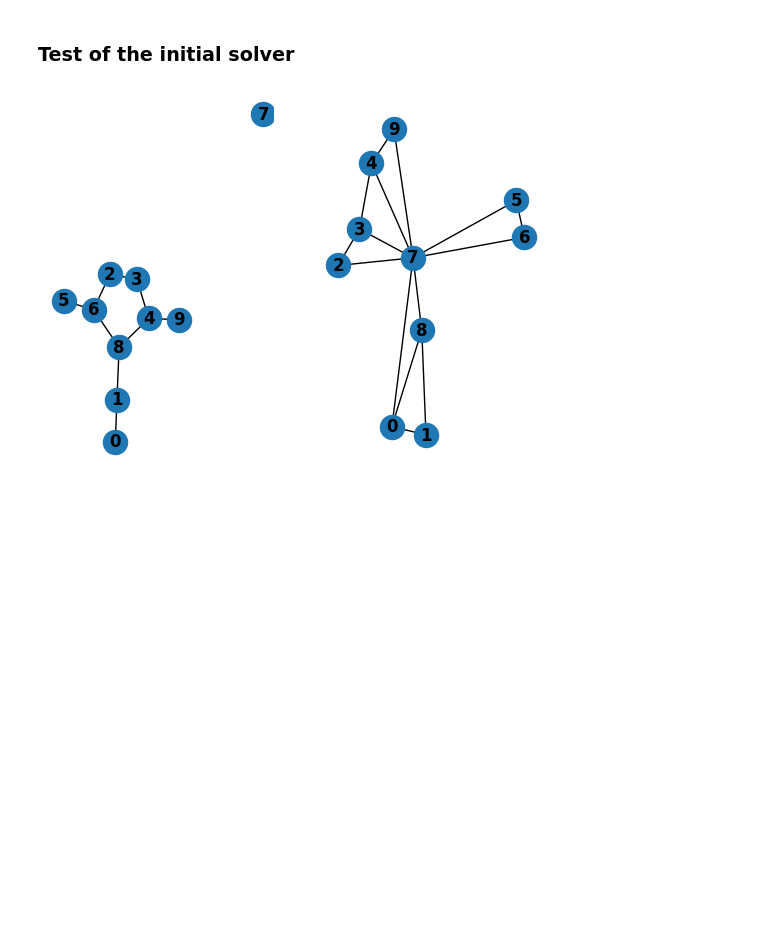
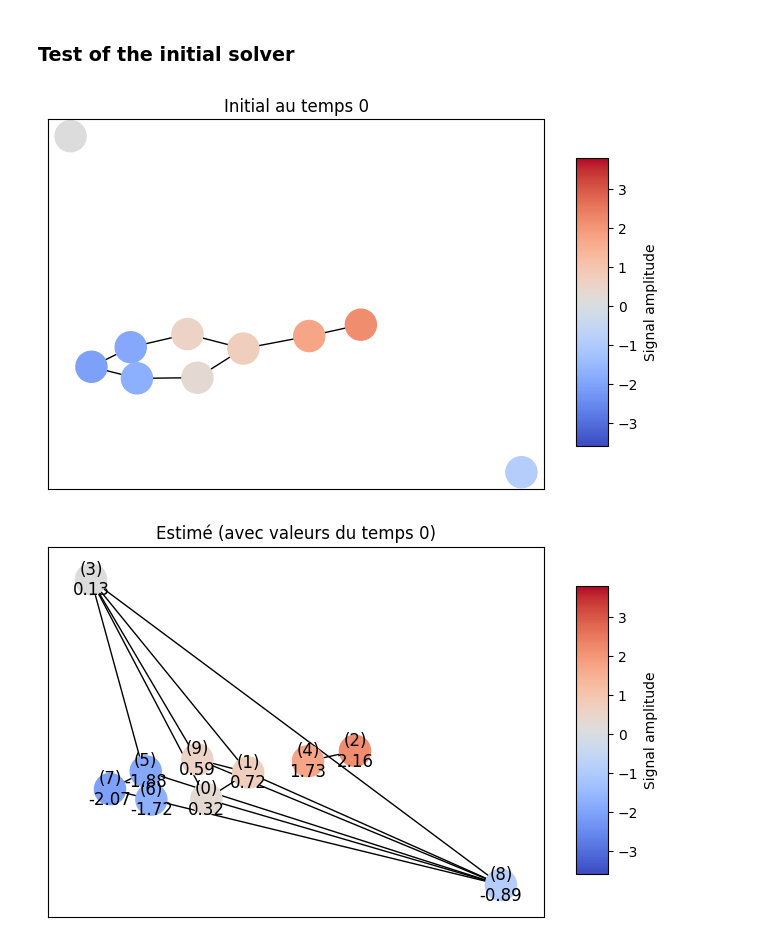
Before and after one commit to MathildeDupouy/Learn-Graph-Laplacian, a Jupyter notebook: code/main.ipynb, the cells around one changed output. Drawn from its saved outputs; the diff is of its cells as text; code cells hidden in the pictures; blank space fills up the shorter version.

```diff
--- a/code/main.ipynb
+++ b/code/main.ipynb
@@ -77,27 +77,39 @@ Samples:  [[-0.8627701  -0.8794878   0.71419419 -0.41456127 -0.02168357 -0.69416
 # %%
 
 solvers.options['show_progress'] = False
 syn = synthetic_data_gen(10)
 num_nodes = syn.num_vertices
 
 np.random.seed(3)
 graph_signals_er, graph_signals_ba, graph_signals_rand = syn.get_graph_signals()
 L_er, Y_er = gl_sig_model(graph_signals_er, 1000, syn.alpha_er, syn.beta_er)
 L_ba, Y_ba = gl_sig_model(graph_signals_ba, 1000, syn.alpha_er, syn.beta_er)
 L_rnd, Y_rnd = gl_sig_model(graph_signals_rand, 1000, syn.alpha_rnd, syn.beta_rnd)
 
 L_er_gt = nx.laplacian_matrix(syn.er_graph)
 L_ba_gt = nx.laplacian_matrix(syn.ba_graph)
 L_rnd_gt = nx.laplacian_matrix(syn.random_graph)
 
 gt_graph = syn.er_graph
 est_graph = create_graph_from_laplacian(L_er)
-subax1 = plt.subplot(121)
-nx.draw(syn.er_graph, with_labels=True, font_weight='bold')
+pos = nx.spring_layout(gt_graph)
+for node in gt_graph.nodes():
+    gt_graph.nodes[node]['pos'] = list(pos[node])
+    gt_graph.nodes[node]['value'] = graph_signals_er[0][node]
+for edge in gt_graph.edges():
+    gt_graph[edge[0]][edge[1]]['weight'] = 1
+for node in est_graph.nodes():
+    est_graph.nodes[node]['pos'] = list(pos[node])
+    est_graph.nodes[node]['value'] = graph_signals_er[0][node]
+for edge in est_graph.edges():
+    est_graph[edge[0]][edge[1]]['weight'] = 1
+
+# subax1 = plt.subplot(121)
+# nx.draw(syn.er_graph, with_labels=True, font_weight='bold')
 # subax2 = plt.subplot(122)
-# nx.draw_shell(syn.er_graph, nlist=[range(5, 10), range(5)], with_labels=True, font_weight='bold')
-
-subax2 = plt.subplot(122)
-nx.draw(est_graph, with_labels=True, font_weight='bold')
+# nx.draw(est_graph, with_labels=True, font_weight='bold')
+plot_graph(gt_graph, [np.min(graph_signals_er), np.max(graph_signals_er)], labels=False, title="Initial au temps 0")
+plot_graph(est_graph, [np.min(graph_signals_er), np.max(graph_signals_er)], labels=False, title="Estimé (avec valeurs du temps 0)")
 # %% [output]
-[figure, old version]
+[figure, new version]
+[figure, added]
```
Also changed, not shown: parts of 1 cell of this notebook, 1 other file.
